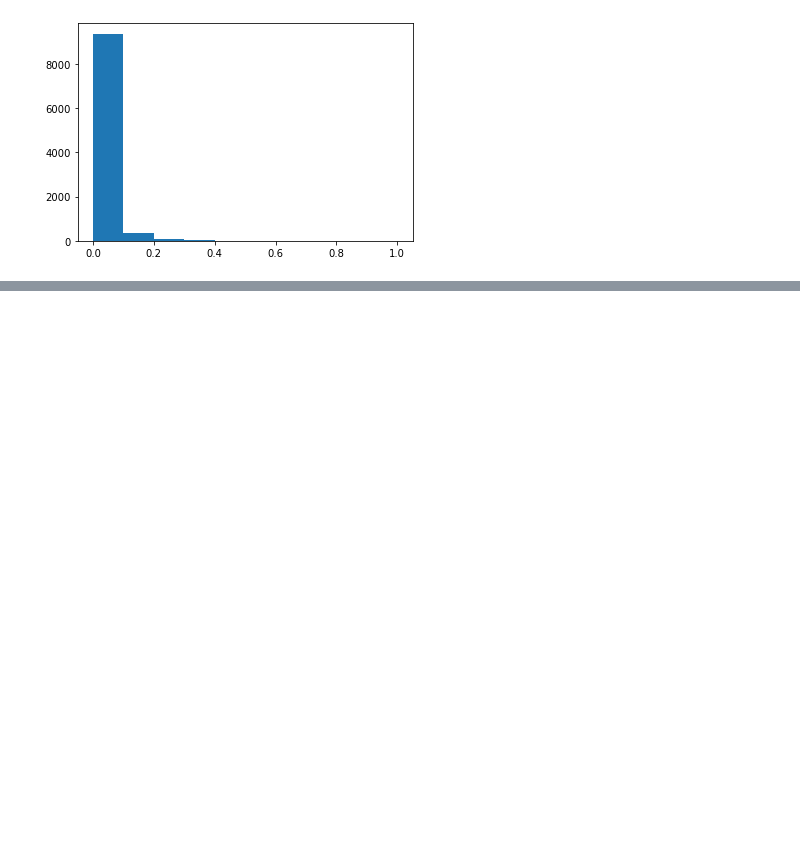
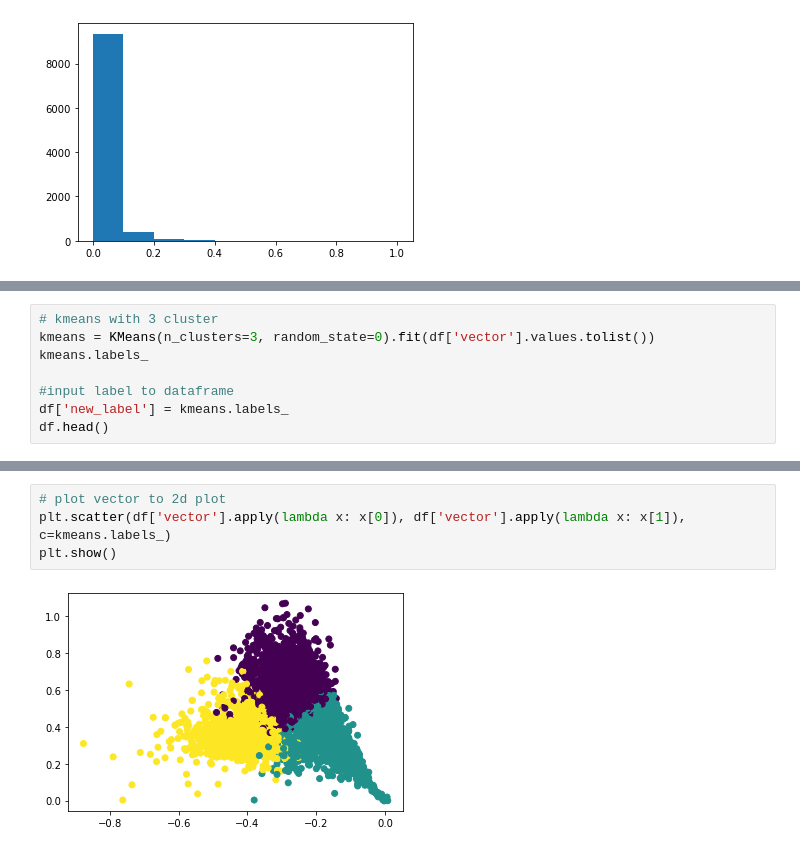
Before and after one commit to AkhmadRamadani/collegemenfess-emotion, a Jupyter notebook: uas.ipynb, the cells around one changed output, grey strips where cells are left out. Drawn from its saved outputs; the diff is of its cells as text; blank space fills up the shorter version.

```diff
--- a/uas.ipynb
+++ b/uas.ipynb
@@ -215,0 +331,8 @@ plt.show()
+# %%
+# kmeans with 3 cluster
+kmeans = KMeans(n_clusters=3, random_state=0).fit(df['vector'].values.tolist())
+kmeans.labels_
+
+#input label to dataframe
+df['new_label'] = kmeans.labels_
+df.head()
@@ -215,0 +346,6 @@ plt.show()
+# %%
+# plot vector to 2d plot
+plt.scatter(df['vector'].apply(lambda x: x[0]), df['vector'].apply(lambda x: x[1]), c=kmeans.labels_)
+plt.show()
+# %% [output]
+[figure, added]
```
Also changed, not shown: parts of 18 cells of this notebook.
